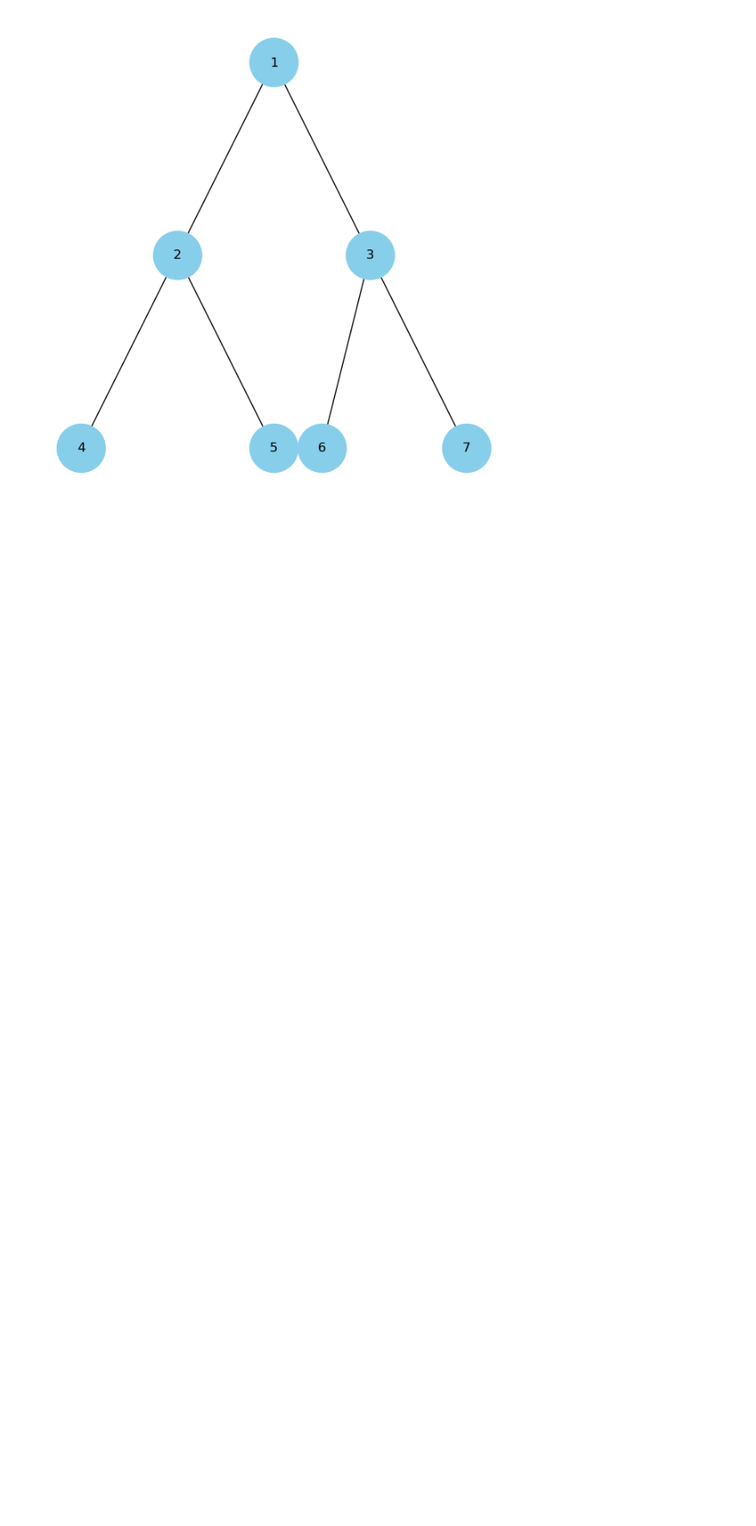
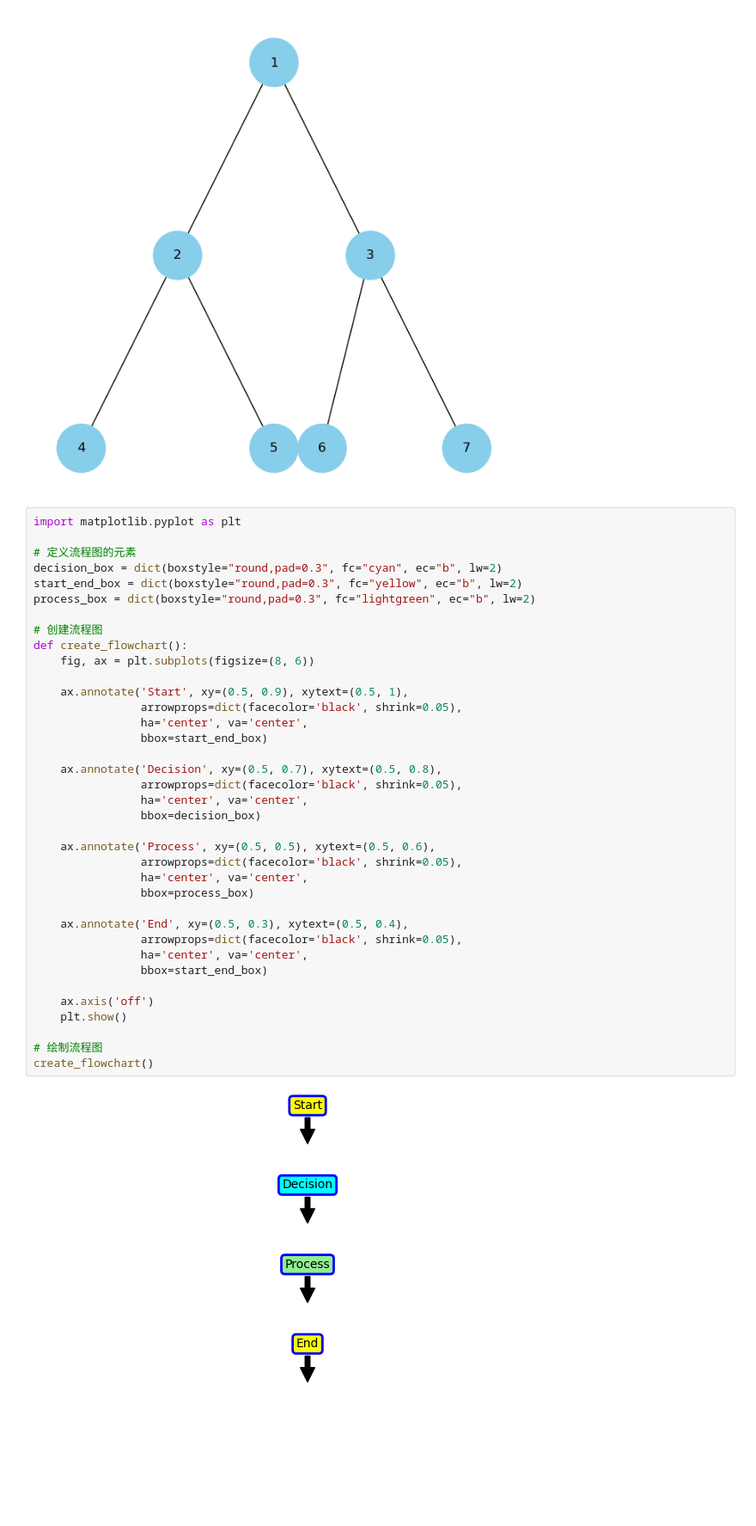
Before and after one commit to houchuanhao/MQSim, a Jupyter notebook: script/main_temp.ipynb, the cells around one changed output. Shown: that part at 86% size. Cells and saved outputs as stored; diff of their text form; blank space fills up the shorter version.

```diff
--- a/script/main_temp.ipynb
+++ b/script/main_temp.ipynb
@@ -406,3 +411,42 @@ nx.draw(binary_tree, pos, with_labels=True, node_size=2000, node_color="skyblue"
 plt.show()
 # %% [output]
 [figure]
+# %%
+import matplotlib.pyplot as plt
+
+# 定义流程图的元素
+decision_box = dict(boxstyle="round,pad=0.3", fc="cyan", ec="b", lw=2)
+start_end_box = dict(boxstyle="round,pad=0.3", fc="yellow", ec="b", lw=2)
+process_box = dict(boxstyle="round,pad=0.3", fc="lightgreen", ec="b", lw=2)
+
+# 创建流程图
+def create_flowchart():
+    fig, ax = plt.subplots(figsize=(8, 6))
+
+    ax.annotate('Start', xy=(0.5, 0.9), xytext=(0.5, 1),
+                arrowprops=dict(facecolor='black', shrink=0.05),
+                ha='center', va='center',
+                bbox=start_end_box)
+
+    ax.annotate('Decision', xy=(0.5, 0.7), xytext=(0.5, 0.8),
+                arrowprops=dict(facecolor='black', shrink=0.05),
+                ha='center', va='center',
+                bbox=decision_box)
+
+    ax.annotate('Process', xy=(0.5, 0.5), xytext=(0.5, 0.6),
+                arrowprops=dict(facecolor='black', shrink=0.05),
+                ha='center', va='center',
+                bbox=process_box)
+
+    ax.annotate('End', xy=(0.5, 0.3), xytext=(0.5, 0.4),
+                arrowprops=dict(facecolor='black', shrink=0.05),
+                ha='center', va='center',
+                bbox=start_end_box)
+
+    ax.axis('off')
+    plt.show()
+
+# 绘制流程图
+create_flowchart()
+# %% [output]
+[figure, added]
```
Also changed, not shown: parts of 3 cells of this notebook, 4 other files.
